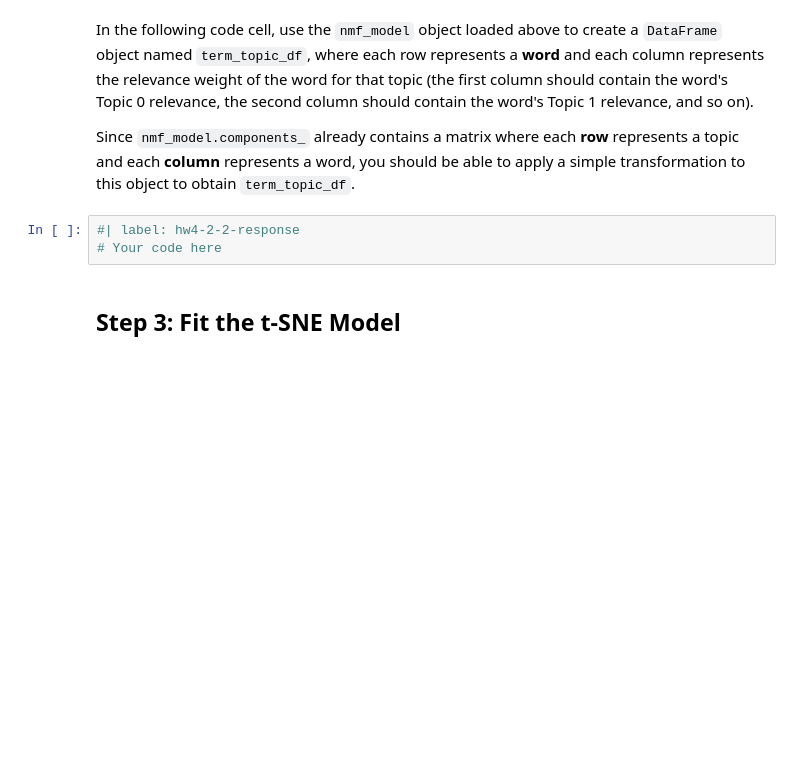
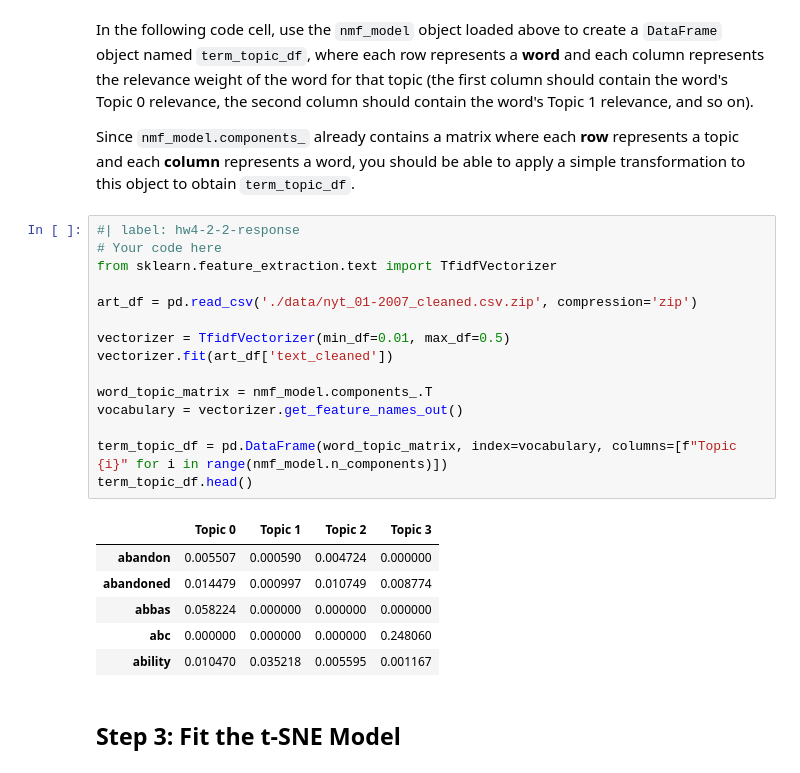
Before and after one commit to chenxiguo0/Unsupervised-Learning-for-Text-Data, a Jupyter notebook: dsan5000_hw4-2.ipynb, the cells around one changed output. Drawn from its saved outputs; the diff is of its cells as text; blank space fills up the shorter version.

```diff
--- a/dsan5000_hw4-2.ipynb
+++ b/dsan5000_hw4-2.ipynb
@@ -48,9 +49,28 @@ else:
 In the following code cell, use the `nmf_model` object loaded above to create a `DataFrame` object named `term_topic_df`, where each row represents a **word** and each column represents the relevance weight of the word for that topic (the first column should contain the word's Topic 0 relevance, the second column should contain the word's Topic 1 relevance, and so on).
 
 Since `nmf_model.components_` already contains a matrix where each **row** represents a topic and each **column** represents a word, you should be able to apply a simple transformation to this object to obtain `term_topic_df`.
-# %%
-#| label: hw4-2-2-response
-# Your code here
+# %%
+#| label: hw4-2-2-response
+# Your code here
+from sklearn.feature_extraction.text import TfidfVectorizer
+
+art_df = pd.read_csv('./data/nyt_01-2007_cleaned.csv.zip', compression='zip')
+
+vectorizer = TfidfVectorizer(min_df=0.01, max_df=0.5)
+vectorizer.fit(art_df['text_cleaned'])
+
+word_topic_matrix = nmf_model.components_.T
+vocabulary = vectorizer.get_feature_names_out()
+
+term_topic_df = pd.DataFrame(word_topic_matrix, index=vocabulary, columns=[f"Topic {i}" for i in range(nmf_model.n_components)])
+term_topic_df.head()
+# %% [output]
+|  | Topic 0 | Topic 1 | Topic 2 | Topic 3 |
+| abandon | 0.005507 | 0.000590 | 0.004724 | 0.000000 |
+| abandoned | 0.014479 | 0.000997 | 0.010749 | 0.008774 |
+| abbas | 0.058224 | 0.000000 | 0.000000 | 0.000000 |
+| abc | 0.000000 | 0.000000 | 0.000000 | 0.248060 |
+| ability | 0.010470 | 0.035218 | 0.005595 | 0.001167 |
 # %% [markdown]
 ## Step 3: Fit the t-SNE Model
 # %% [markdown]
```
Also changed, not shown: parts of 9 cells of this notebook, 4 other files.
